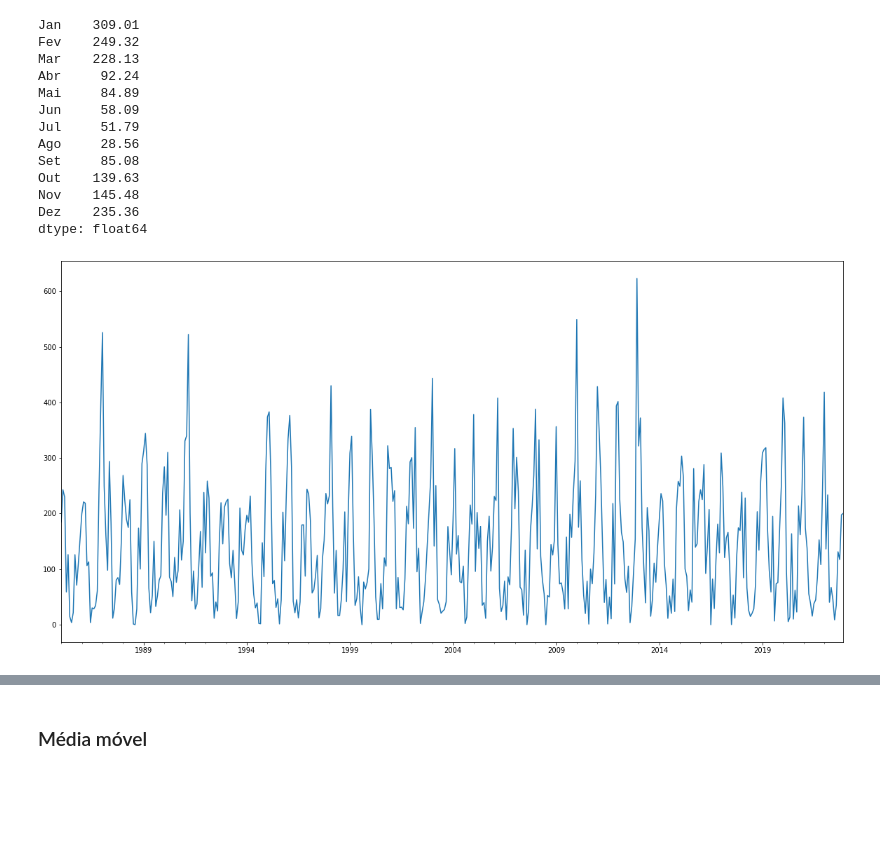
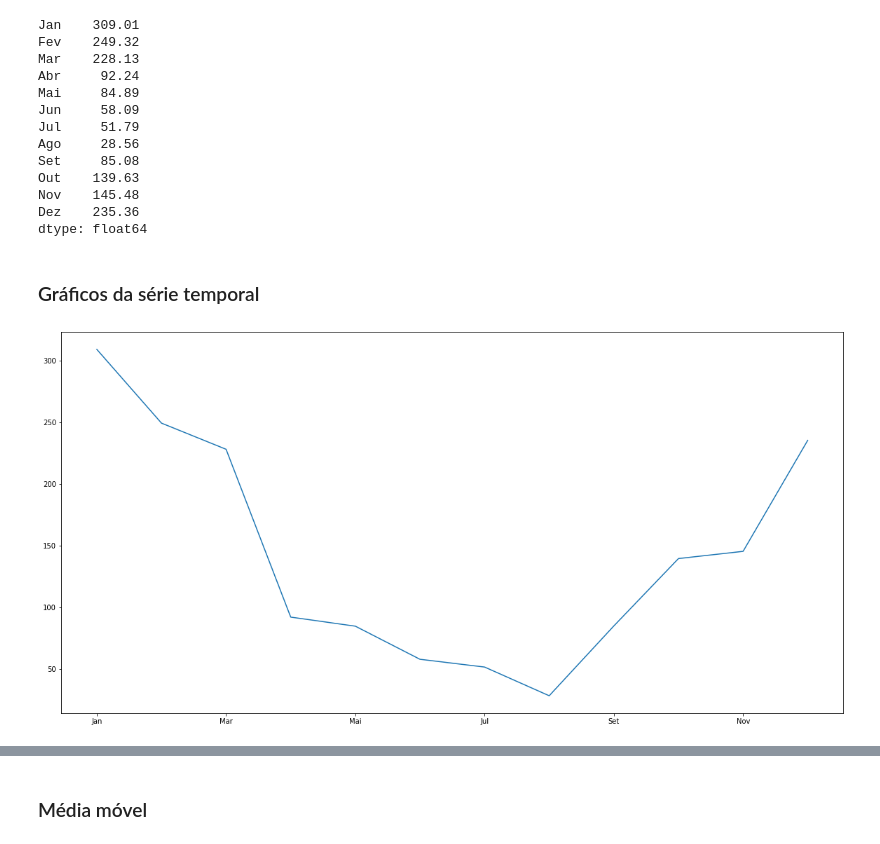
Before and after one commit to maria-raquel/series_temporais, a Jupyter notebook: ESSE.ipynb, the cells around one changed output, grey strips where cells are left out. Cells and saved outputs as stored; diff of their text form; code cells hidden in the pictures; blank space fills up the shorter version.

```diff
--- a/ESSE.ipynb
+++ b/ESSE.ipynb
@@ -155,3 +155,5 @@ Out    139.63
 Nov    145.48
 Dez    235.36
 dtype: float64
+# %% [markdown]
+### Gráficos da série temporal
@@ -158,5 +172,6 @@ dtype: float64
 # %%
+# Série temporal das médias mensais
 plt.rcParams['figure.figsize'] = (20, 10)
-serie.plot();
+serie_medias.plot();
 # %% [output]
-[figure, old version]
+[figure, new version]
```
Also changed, not shown: parts of 22 cells of this notebook.
